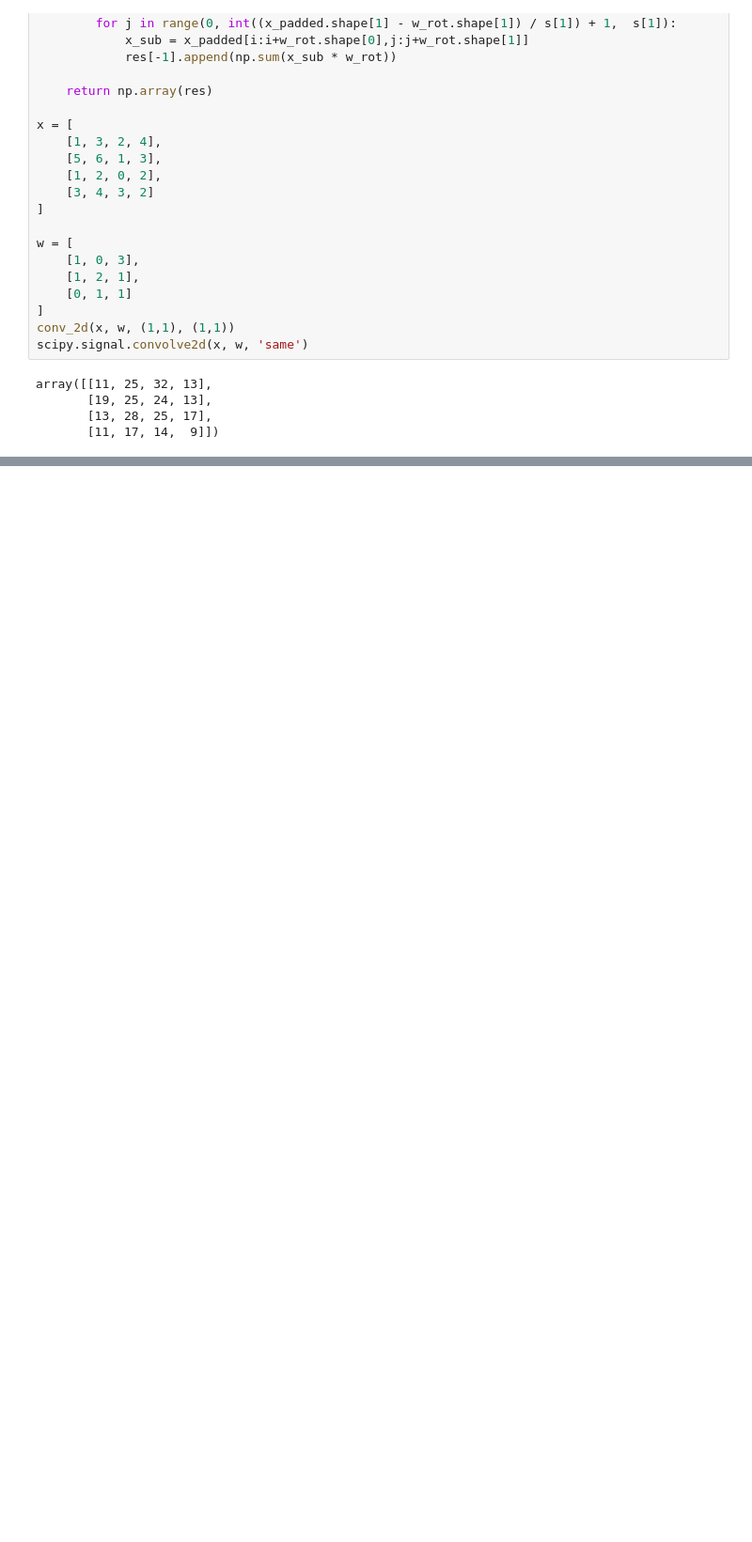
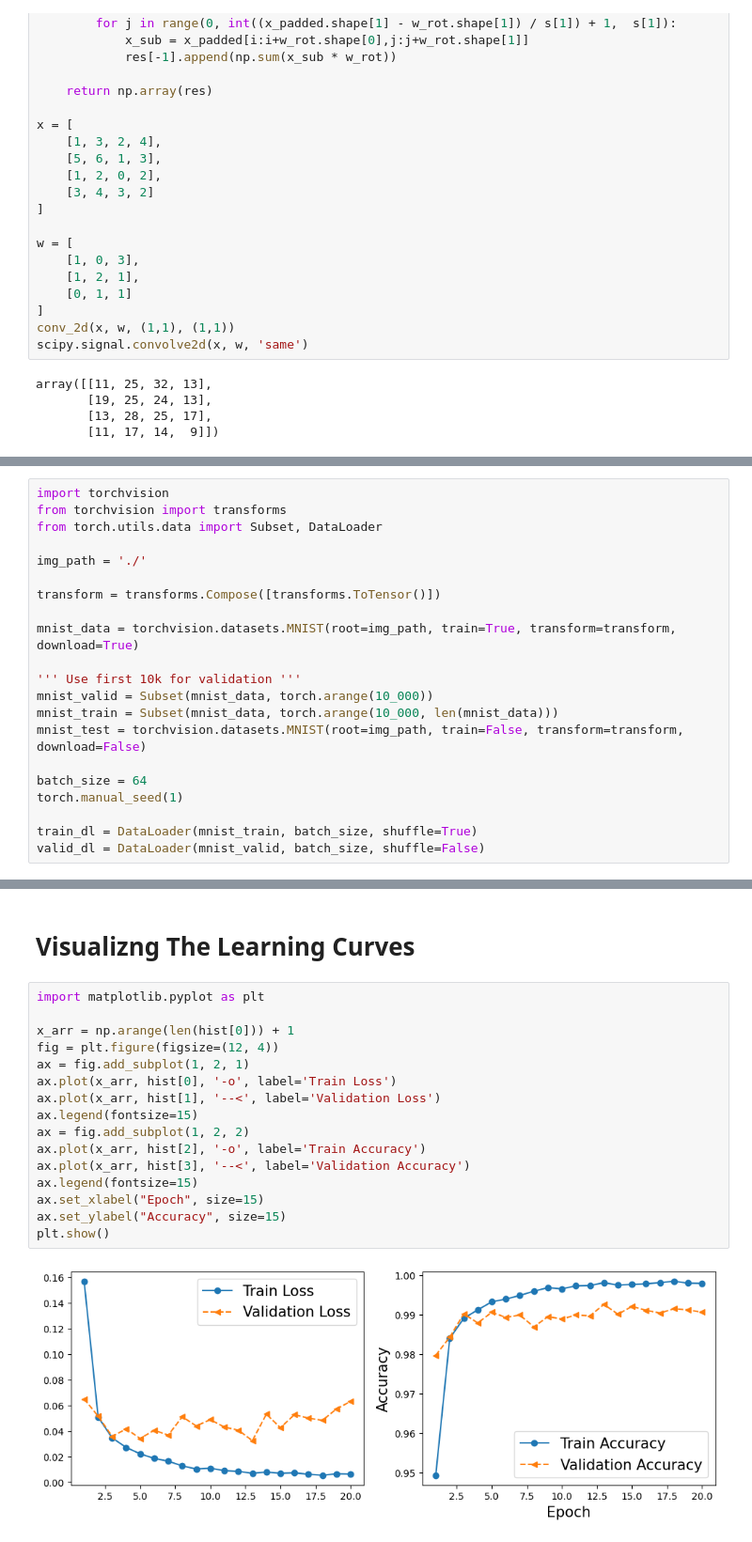
Before and after one commit to Jstafford98/Machine-Learning-with-PyTorch-and-Scikit-Learn, a Jupyter notebook: src/Chapter14.ipynb, the cells around one changed output, grey strips where cells are left out. Shown at 94% size. Saved outputs shown, nothing was run; the diff lists cells and outputs as text; blank space fills up the shorter version.

```diff
--- a/src/Chapter14.ipynb
+++ b/src/Chapter14.ipynb
@@ -75,0 +80,21 @@ array([[11, 25, 32, 13],
+# %%
+import torchvision
+from torchvision import transforms
+from torch.utils.data import Subset, DataLoader
+
+img_path = './'
+
+transform = transforms.Compose([transforms.ToTensor()])
+
+mnist_data = torchvision.datasets.MNIST(root=img_path, train=True, transform=transform, download=True)
+
+''' Use first 10k for validation '''
+mnist_valid = Subset(mnist_data, torch.arange(10_000))
+mnist_train = Subset(mnist_data, torch.arange(10_000, len(mnist_data)))
+mnist_test = torchvision.datasets.MNIST(root=img_path, train=False, transform=transform, download=False)
+
+batch_size = 64
+torch.manual_seed(1)
+
+train_dl = DataLoader(mnist_train, batch_size, shuffle=True)
+valid_dl = DataLoader(mnist_valid, batch_size, shuffle=False)
@@ -75,0 +206,20 @@ array([[11, 25, 32, 13],
+# %% [markdown]
+# Visualizng The Learning Curves
+# %%
+import matplotlib.pyplot as plt
+
+x_arr = np.arange(len(hist[0])) + 1
+fig = plt.figure(figsize=(12, 4))
+ax = fig.add_subplot(1, 2, 1)
+ax.plot(x_arr, hist[0], '-o', label='Train Loss')
+ax.plot(x_arr, hist[1], '--<', label='Validation Loss')
+ax.legend(fontsize=15)
+ax = fig.add_subplot(1, 2, 2)
+ax.plot(x_arr, hist[2], '-o', label='Train Accuracy')
+ax.plot(x_arr, hist[3], '--<', label='Validation Accuracy')
+ax.legend(fontsize=15)
+ax.set_xlabel("Epoch", size=15)
+ax.set_ylabel("Accuracy", size=15)
+plt.show()
+# %% [output]
+[figure, added]
```
Also changed, not shown: parts of 8 cells of this notebook, 1 other file.
